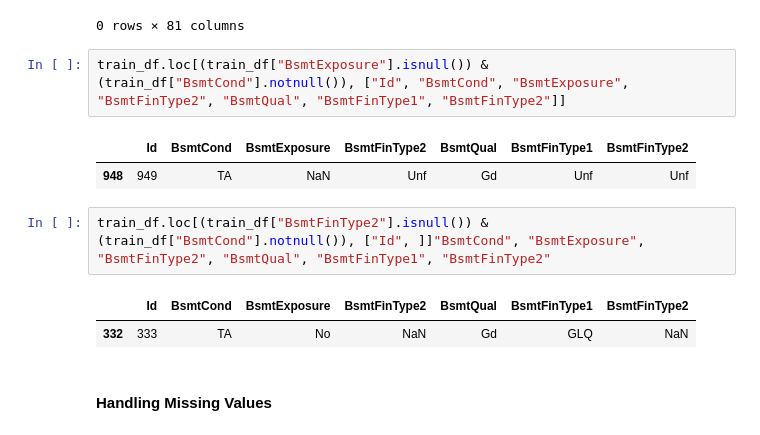
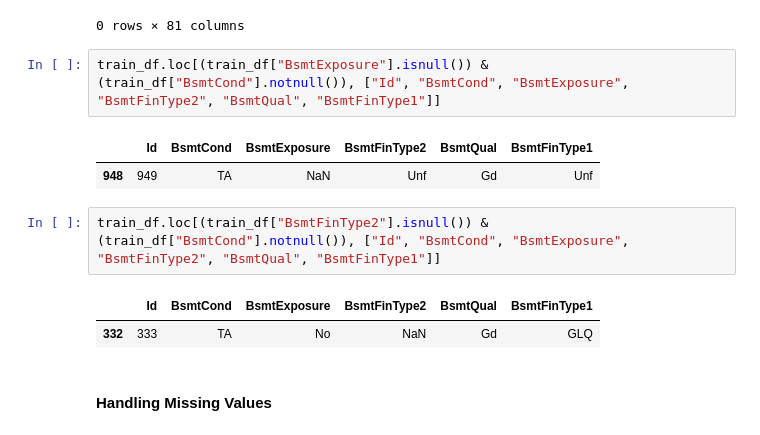
Before and after one commit to shivdt/house-price-prediction, a Jupyter notebook: notebooks/03_data_preparation.ipynb, the cells around one changed output. Cells and saved outputs as stored; diff of their text form.

```diff
--- a/notebooks/03_data_preparation.ipynb
+++ b/notebooks/03_data_preparation.ipynb
@@ -115,15 +119,15 @@ train_df.loc[train_df["LotFrontage"] == 0]
 |  | Id | MSSubClass | MSZoning | LotFrontage | LotArea | Street | Alley | LotShape | LandContour | ... |
 0 rows × 81 columns
 # %%
-train_df.loc[(train_df["BsmtExposure"].isnull()) & (train_df["BsmtCond"].notnull()), ["Id", "BsmtCond", "BsmtExposure", "BsmtFinType2", "BsmtQual", "BsmtFinType1", "BsmtFinType2"]]
+train_df.loc[(train_df["BsmtExposure"].isnull()) & (train_df["BsmtCond"].notnull()), ["Id", "BsmtCond", "BsmtExposure", "BsmtFinType2", "BsmtQual", "BsmtFinType1"]]
 # %% [output]
-|  | Id | BsmtCond | BsmtExposure | BsmtFinType2 | BsmtQual | BsmtFinType1 | BsmtFinType2 |
-| 948 | 949 | TA | NaN | Unf | Gd | Unf | Unf |
+|  | Id | BsmtCond | BsmtExposure | BsmtFinType2 | BsmtQual | BsmtFinType1 |
+| 948 | 949 | TA | NaN | Unf | Gd | Unf |
 # %%
-train_df.loc[(train_df["BsmtFinType2"].isnull()) & (train_df["BsmtCond"].notnull()), ["Id", ]]"BsmtCond", "BsmtExposure", "BsmtFinType2", "BsmtQual", "BsmtFinType1", "BsmtFinType2"
+train_df.loc[(train_df["BsmtFinType2"].isnull()) & (train_df["BsmtCond"].notnull()), ["Id", "BsmtCond", "BsmtExposure", "BsmtFinType2", "BsmtQual", "BsmtFinType1"]]
 # %% [output]
-|  | Id | BsmtCond | BsmtExposure | BsmtFinType2 | BsmtQual | BsmtFinType1 | BsmtFinType2 |
-| 332 | 333 | TA | No | NaN | Gd | GLQ | NaN |
+|  | Id | BsmtCond | BsmtExposure | BsmtFinType2 | BsmtQual | BsmtFinType1 |
+| 332 | 333 | TA | No | NaN | Gd | GLQ |
 # %% [markdown]
 #### Handling Missing Values
 # %%
```
Also changed, not shown: parts of 19 cells of this notebook, 1 other file.
